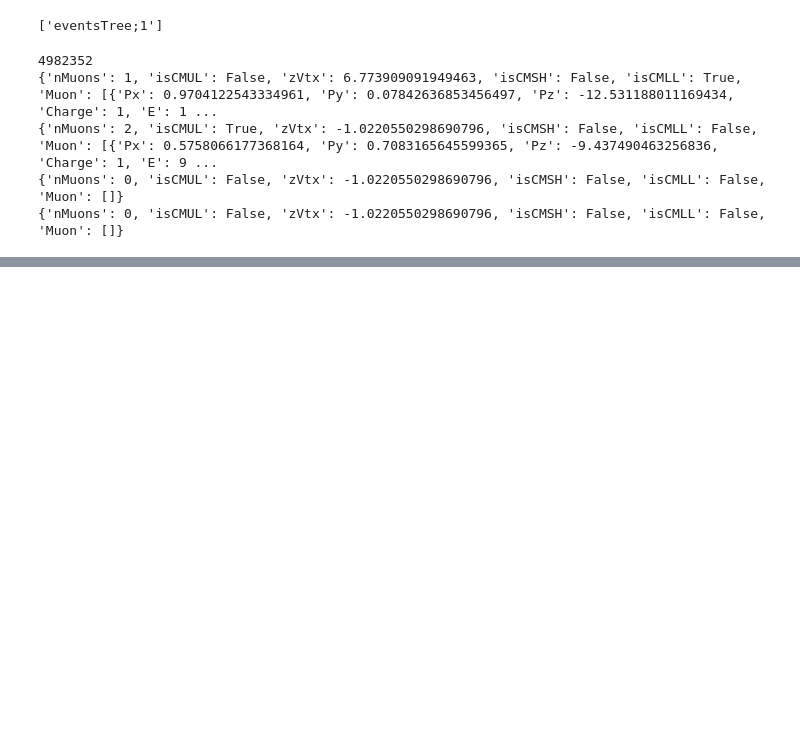
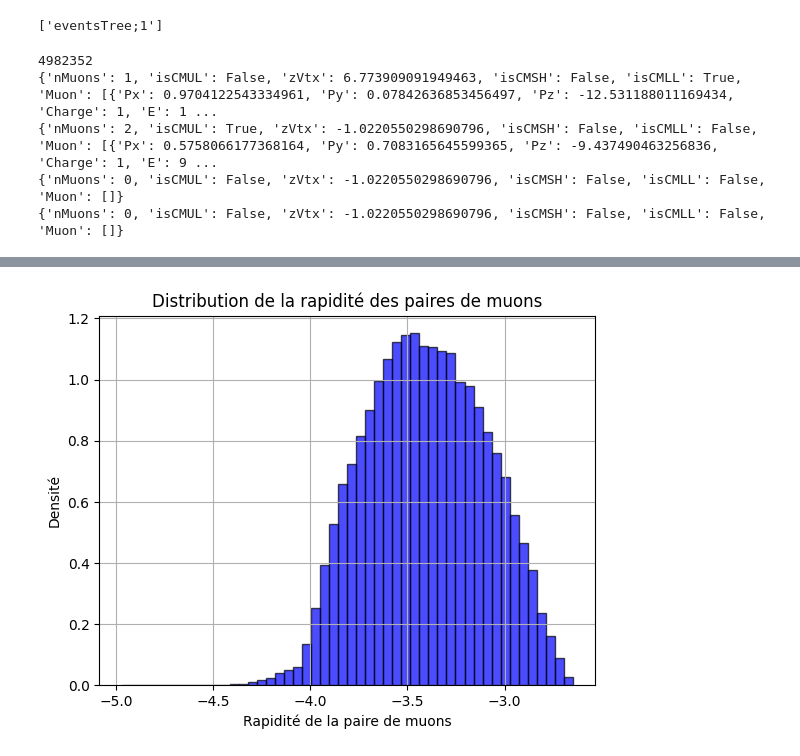
Before and after one commit to nantes-m2-rps-exp/qqbar2mumu-2024, a Jupyter notebook: notebooks/Discrimination.ipynb, the cells around one changed output, grey strips where cells are left out. Drawn from its saved outputs; the diff is of its cells as text; code cells hidden in the pictures; blank space fills up the shorter version.

```diff
--- a/notebooks/Discrimination.ipynb
+++ b/notebooks/Discrimination.ipynb
@@ -152,3 +137,19 @@ taille de l'histogramme 68266
+# %%
+y_pair = ak.flatten(y_pair)  # Conversion en array numpy pour Matplotlib
+
+# Affichage de l'histogramme
+plt.hist(y_pair, bins=50, density=True, alpha=0.7, color='b', edgecolor='black')
+
+# Ajout des labels et du titre
+plt.xlabel("Rapidité de la paire de muons")
+plt.ylabel("Densité")
+plt.title("Distribution de la rapidité des paires de muons")
+plt.grid(True)
+
+# Affichage du graphique
+plt.show()
+# %% [output]
+[figure, added]
 # %%
 import matplotlib.pyplot as plt
 import numpy as np
```
Also changed, not shown: parts of 4 cells of this notebook.
